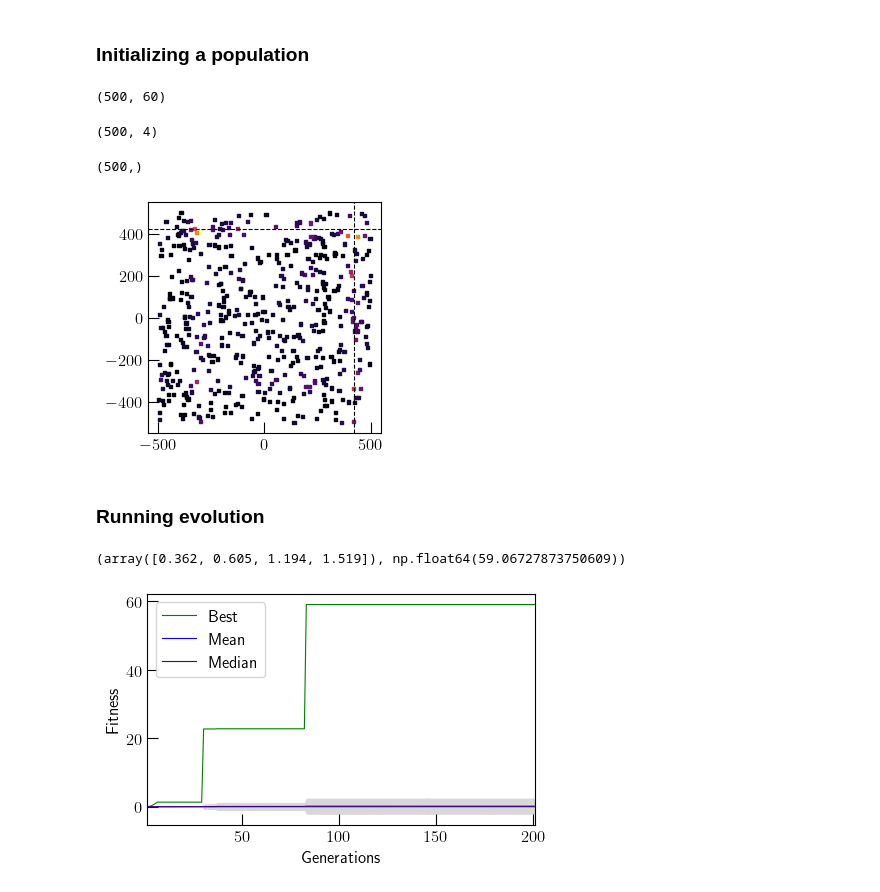
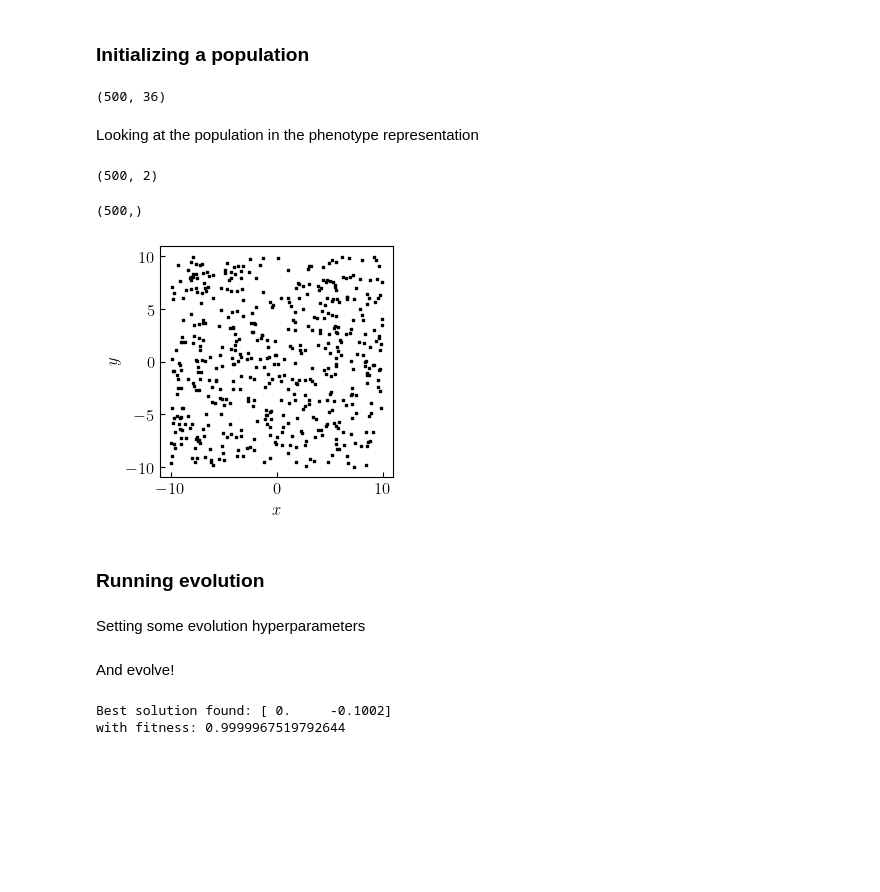
Before and after one commit to par-nay/genepy, a Jupyter notebook: tutorial/tutorial.ipynb, the cells around one changed output. Cells and saved outputs as stored; diff of their text form; code cells hidden in the pictures; blank space fills up the shorter version.

```diff
--- a/tutorial/tutorial.ipynb
+++ b/tutorial/tutorial.ipynb
@@ -7,16 +7,10 @@ import matplotlib.pyplot as plt
 # %% [markdown]
 ##### Plotting configurations
 # %%
-plt.rcParams['font.size']       = 12
-plt.rcParams['lines.linewidth'] = 0.8
-plt.rcParams['text.usetex']     = True
-plt.rcParams['xtick.direction'] = 'in'
-plt.rcParams['ytick.direction'] = 'in'
+plt.rcParams['font.size']        = 12
+plt.rcParams['text.usetex']      = True
+plt.rcParams['xtick.direction']  = 'in'
+plt.rcParams['ytick.direction']  = 'in'
-# %%
-plt.rcParams['xtick.major.size'] = 8  # major X ticks
-plt.rcParams['xtick.minor.size'] = 3  # minor X ticks
-plt.rcParams['ytick.major.size'] = 8  # major Y ticks
-plt.rcParams['ytick.minor.size'] = 3  # minor Y ticks
 # %%
 %config InlineBackend.print_figure_kwargs={'facecolor' : "w"}
 # %% [markdown]
@@ -24,2 +20,2 @@ plt.rcParams['ytick.minor.size'] = 3  # minor Y ticks
 # %%
-test_fn = examples.colville
+test_fn = examples.alpine
@@ -55,6 +54,6 @@ optimum = 420.9687
 # %%
-decimals   = 3
-n_var      = 4
+decimals   = 4
+n_var      = 2
 var_ranges = np.array([[-10,]*n_var,[10,]*n_var])
 n_bits_segment    = len(format(int(max(var_ranges[1] - var_ranges[0])*10**decimals), 'b'))
 n_bits_chromosome = n_bits_segment * n_var
@@ -77,4 +76,5 @@ init_popsize = 500
 # %%
+init_popsize = 500
 pop_bin = PopGen.initialize_population(
     popsize = init_popsize,
     var_ranges = var_ranges,
@@ -83,7 +83,9 @@ pop_bin = PopGen.initialize_population(
 )
 pop_bin.shape
 # %% [output]
-(500, 60)
+(500, 36)
+# %% [markdown]
+Looking at the population in the phenotype representation
 # %%
 pop_dec = genepy.pop_bin2dec(
     pop_bin,
@@ -93,7 +95,7 @@ pop_dec = genepy.pop_bin2dec(
 )
 pop_dec.shape
 # %% [output]
-(500, 4)
+(500, 2)
 # %%
 pop_fitness = fitness(pop_dec)
 pop_fitness.shape
@@ -102,19 +104,23 @@ pop_fitness.shape
 # %%
 plt.figure(figsize = (3,3))
 plt.scatter(
     pop_dec[:,0],
     pop_dec[:,1],
-    # color = 'blue',
+    color = 'k',
     marker = 's',
-    s = 5,
-    c = pop_fitness,
-    cmap = 'inferno',
+    s = 4,
+    # c = pop_fitness,
+    # cmap = 'inferno',
 )
-plt.axvline(optimum, color = 'k', ls = 'dashed', lw = 0.8)
-plt.axhline(optimum, color = 'k', ls = 'dashed', lw = 0.8)
+# plt.xlim(-10,10)
+# plt.ylim(-10,10)
+plt.xlabel("$x$")
+plt.ylabel("$y$")
 plt.show()
 # %% [output]
-[figure, old version]
+[figure, new version]
 # %% [markdown]
 ### Running evolution
+# %% [markdown]
+Setting some evolution hyperparameters
 # %%
@@ -126,4 +132,6 @@ prob_mut = 0.05
 pruning_cutoff = 800
+# %% [markdown]
+And evolve!
 # %%
 evol_rec = PopGen.evolve(
     pop_bin,
@@ -141,34 +149,7 @@ evol_rec = PopGen.evolve(
     n_workers = 1,
 )
 # %%
-evol_rec['fittest_individual'], evol_rec['best_overall_fitness']
+print(f"Best solution found: {evol_rec['fittest_individual']}\nwith fitness: {evol_rec['best_overall_fitness']}")
 # %% [output]
-(array([0.362, 0.605, 1.194, 1.519]), np.float64(59.06727873750609))
+Best solution found: [ 0.     -0.1002]
+with fitness: 0.9999967519792644
-# %%
-plt.figure(figsize = (5,3))
-gens = np.arange(len(evol_rec['best_fitness_per_generation']))+1
-plt.plot(gens, evol_rec['best_fitness_per_generation'], color = 'green', label = 'Best')
-plt.plot(gens, evol_rec['mean_fitness_per_generation'], color = 'blue', label = 'Mean')
-plt.plot(gens, evol_rec['median_fitness_per_generation'], color = 'indigo', label = 'Median')
-plt.fill_between(
-    gens,
-    evol_rec['mean_fitness_per_generation'] - evol_rec['stdev_fitness_per_generation'],
-    evol_rec['mean_fitness_per_generation'] + evol_rec['stdev_fitness_per_generation'],
-    color = 'grey',
-    alpha = 0.3,
-    lw = 0.0,
-)
-plt.legend()
-
-# plt.ylim(0.99995, 1.00001)
-# plt.ylim(0.9995, 1.0001)
-# plt.ylim(0.995, 1.001)
-# plt.ylim(0.8, 1.1)
-plt.xlim(gens[0], gens[-1])
-
-# plt.yscale('log')
-plt.xlabel('Generations')
-plt.ylabel('Fitness')
-plt.show()
-# %% [output]
-[figure, removed]
```
Also changed, not shown: parts of 18 cells of this notebook.
